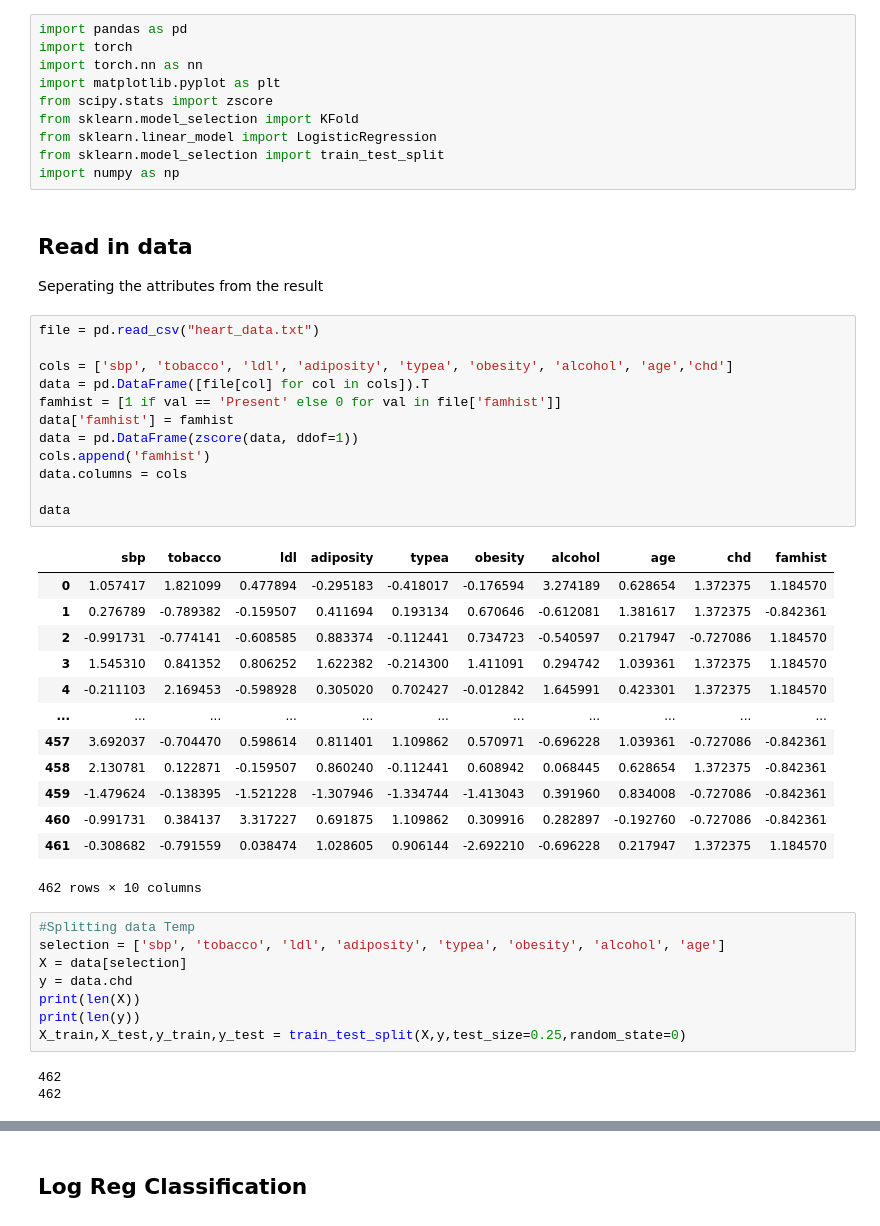
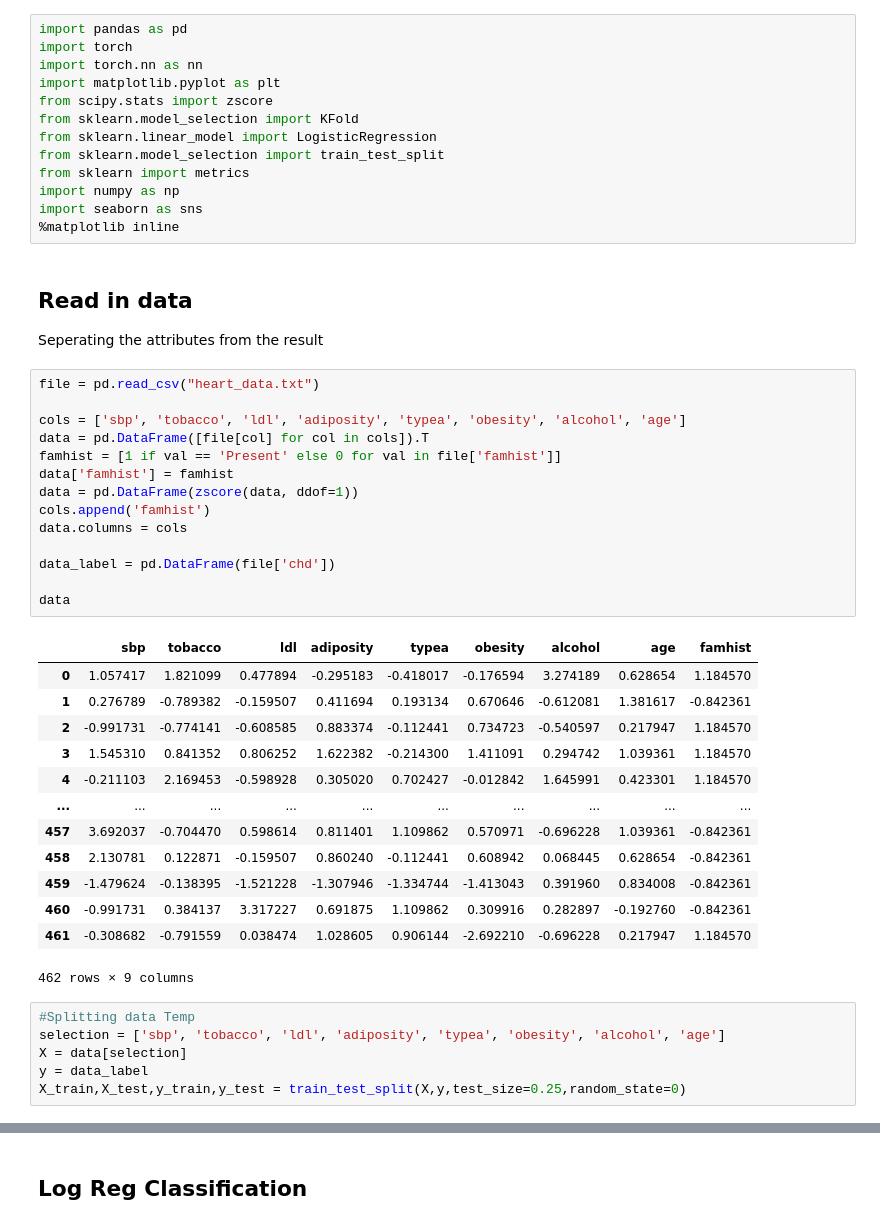
Before and after one commit to jozgu/SourhtAfricaHealthProject, a Jupyter notebook: classification_logreg.ipynb, the cells around one changed output, grey strips where cells are left out. Drawn from its saved outputs; the diff is of its cells as text.

```diff
--- a/classification_logreg.ipynb
+++ b/classification_logreg.ipynb
@@ -7,44 +7,44 @@ from scipy.stats import zscore
 from sklearn.model_selection import KFold
 from sklearn.linear_model import LogisticRegression
 from sklearn.model_selection import train_test_split
+from sklearn import metrics
 import numpy as np
+import seaborn as sns
+%matplotlib inline
 # %% [markdown]
 ## Read in data
 Seperating the attributes from the result
 # %%
 file = pd.read_csv("heart_data.txt")
 
-cols = ['sbp', 'tobacco', 'ldl', 'adiposity', 'typea', 'obesity', 'alcohol', 'age','chd']
+cols = ['sbp', 'tobacco', 'ldl', 'adiposity', 'typea', 'obesity', 'alcohol', 'age']
 data = pd.DataFrame([file[col] for col in cols]).T
 famhist = [1 if val == 'Present' else 0 for val in file['famhist']]
 data['famhist'] = famhist
 data = pd.DataFrame(zscore(data, ddof=1))
 cols.append('famhist')
 data.columns = cols
 
+data_label = pd.DataFrame(file['chd'])
+
 data
 # %% [output]
-|  | sbp | tobacco | ldl | adiposity | typea | obesity | alcohol | age | chd | famhist |
-| 0 | 1.057417 | 1.821099 | 0.477894 | -0.295183 | -0.418017 | -0.176594 | 3.274189 | 0.628654 | 1.372375 | 1.184570 |
-| 1 | 0.276789 | -0.789382 | -0.159507 | 0.411694 | 0.193134 | 0.670646 | -0.612081 | 1.381617 | 1.372375 | -0.842361 |
-| 2 | -0.991731 | -0.774141 | -0.608585 | 0.883374 | -0.112441 | 0.734723 | -0.540597 | 0.217947 | -0.727086 | 1.184570 |
-| 3 | 1.545310 | 0.841352 | 0.806252 | 1.622382 | -0.214300 | 1.411091 | 0.294742 | 1.039361 | 1.372375 | 1.184570 |
-| 4 | -0.211103 | 2.169453 | -0.598928 | 0.305020 | 0.702427 | -0.012842 | 1.645991 | 0.423301 | 1.372375 | 1.184570 |
-| ... | ... | ... | ... | ... | ... | ... | ... | ... | ... | ... |
-| 457 | 3.692037 | -0.704470 | 0.598614 | 0.811401 | 1.109862 | 0.570971 | -0.696228 | 1.039361 | -0.727086 | -0.842361 |
-| 458 | 2.130781 | 0.122871 | -0.159507 | 0.860240 | -0.112441 | 0.608942 | 0.068445 | 0.628654 | 1.372375 | -0.842361 |
-| 459 | -1.479624 | -0.138395 | -1.521228 | -1.307946 | -1.334744 | -1.413043 | 0.391960 | 0.834008 | -0.727086 | -0.842361 |
-| 460 | -0.991731 | 0.384137 | 3.317227 | 0.691875 | 1.109862 | 0.309916 | 0.282897 | -0.192760 | -0.727086 | -0.842361 |
-| 461 | -0.308682 | -0.791559 | 0.038474 | 1.028605 | 0.906144 | -2.692210 | -0.696228 | 0.217947 | 1.372375 | 1.184570 |
+|  | sbp | tobacco | ldl | adiposity | typea | obesity | alcohol | age | famhist |
+| 0 | 1.057417 | 1.821099 | 0.477894 | -0.295183 | -0.418017 | -0.176594 | 3.274189 | 0.628654 | 1.184570 |
+| 1 | 0.276789 | -0.789382 | -0.159507 | 0.411694 | 0.193134 | 0.670646 | -0.612081 | 1.381617 | -0.842361 |
+| 2 | -0.991731 | -0.774141 | -0.608585 | 0.883374 | -0.112441 | 0.734723 | -0.540597 | 0.217947 | 1.184570 |
+| 3 | 1.545310 | 0.841352 | 0.806252 | 1.622382 | -0.214300 | 1.411091 | 0.294742 | 1.039361 | 1.184570 |
+| 4 | -0.211103 | 2.169453 | -0.598928 | 0.305020 | 0.702427 | -0.012842 | 1.645991 | 0.423301 | 1.184570 |
+| ... | ... | ... | ... | ... | ... | ... | ... | ... | ... |
+| 457 | 3.692037 | -0.704470 | 0.598614 | 0.811401 | 1.109862 | 0.570971 | -0.696228 | 1.039361 | -0.842361 |
+| 458 | 2.130781 | 0.122871 | -0.159507 | 0.860240 | -0.112441 | 0.608942 | 0.068445 | 0.628654 | -0.842361 |
+| 459 | -1.479624 | -0.138395 | -1.521228 | -1.307946 | -1.334744 | -1.413043 | 0.391960 | 0.834008 | -0.842361 |
+| 460 | -0.991731 | 0.384137 | 3.317227 | 0.691875 | 1.109862 | 0.309916 | 0.282897 | -0.192760 | -0.842361 |
+| 461 | -0.308682 | -0.791559 | 0.038474 | 1.028605 | 0.906144 | -2.692210 | -0.696228 | 0.217947 | 1.184570 |
-462 rows × 10 columns
+462 rows × 9 columns
 # %%
 #Splitting data Temp
 selection = ['sbp', 'tobacco', 'ldl', 'adiposity', 'typea', 'obesity', 'alcohol', 'age']
 X = data[selection]
-y = data.chd
-print(len(X))
-print(len(y))
+y = data_label
 X_train,X_test,y_train,y_test = train_test_split(X,y,test_size=0.25,random_state=0)
-# %% [output]
-462
-462
```
Also changed, not shown: parts of 3 cells of this notebook, 1 other file.
